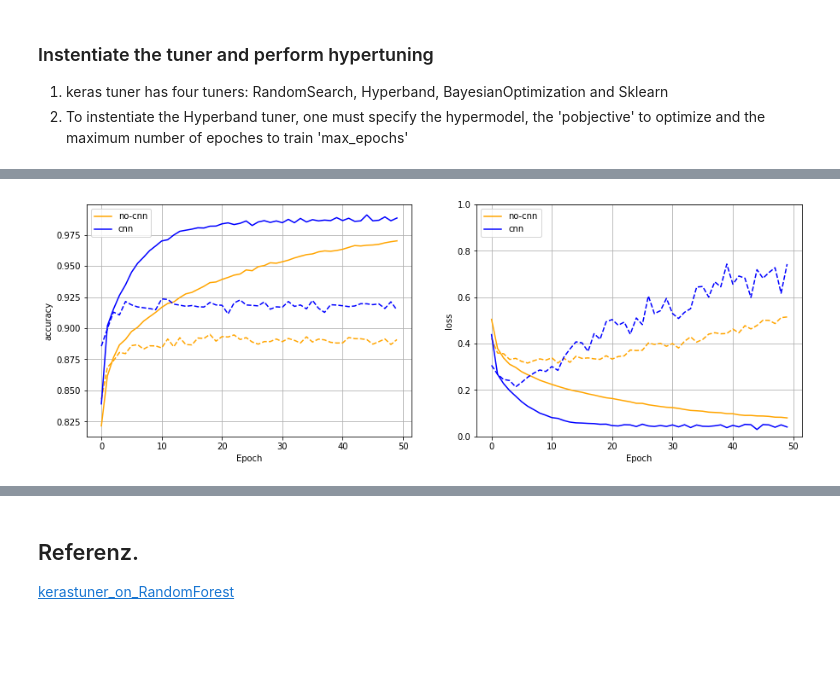
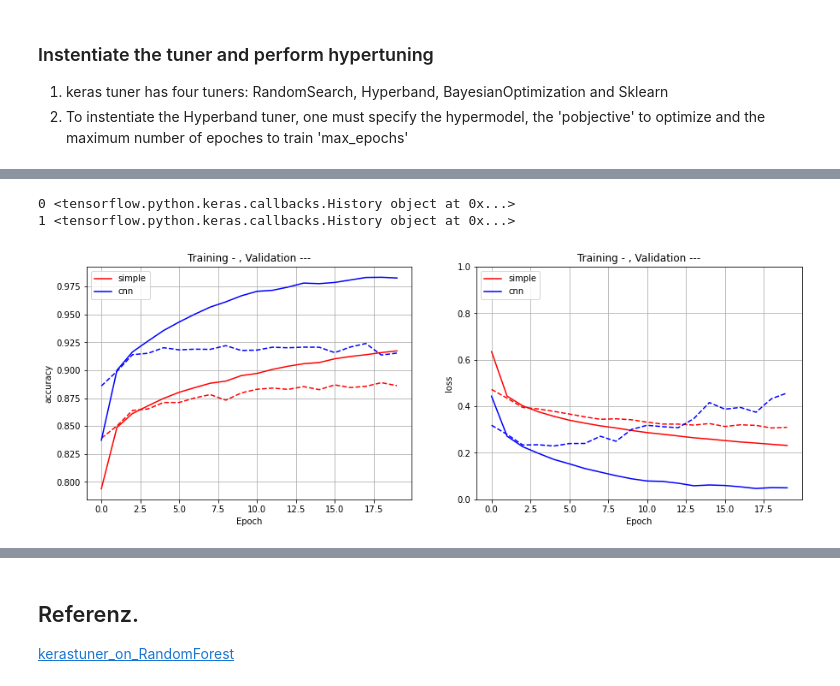
Before and after one commit to poojasaxena/tensorflow-specialization-coursera, a Jupyter notebook: course2_convolutional-neural-networks-tensorflow/05_tuning_hyperparameters/Course_2_Part_10_Lesson_2_Notebook_KerasTuner_mnist.ipynb, the cells around one changed output, grey strips where cells are left out. Drawn from its saved outputs; the diff is of its cells as text; code cells hidden in the pictures; blank space fills up the shorter version.

Commit message:
add ploting script and simple, cnn vs cnn/L1

```diff
--- a/course2_convolutional-neural-networks-tensorflow/05_tuning_hyperparameters/Course_2_Part_10_Lesson_2_Notebook_KerasTuner_mnist.ipynb
+++ b/course2_convolutional-neural-networks-tensorflow/05_tuning_hyperparameters/Course_2_Part_10_Lesson_2_Notebook_KerasTuner_mnist.ipynb
@@ -99,7 +171,8 @@ def model_builder(hp):
 # %%
 ## ?kt.Hyperband
 # %%
-tuner = kt.Hyperband(model_builder,
+simple_hypermodel = CustomHyperModel()
+tuner = kt.Hyperband(simple_hypermodel,
                     objective='val_accuracy',
                     max_epochs=10,
                     factor=3, # Int. Reduction factor for the number of epochs/number of models for each bracket.
@@ -133,9 +221,9 @@ the optimal learning rate for the optimal learning_rate is 0.001
 
 Find the optimal number of epoches to train the model with the hyperparameter obrained from the search.
 # %%
-# Build the model with the optimal hyperparamers and train it on the data for 50 epochs
+# Build the model with the optimal hyperparamers and train it on the data for 15 epochs
 model=tuner.hypermodel.build(best_hps)
-history=model.fit(img_train, label_train, epochs=50, validation_split=0.2)
+history=model.fit(img_train, label_train, epochs=20, validation_split=0.2)
 
 val_acc_per_epoch = history.history['val_accuracy']
 best_epoch = val_acc_per_epoch.index(max(val_acc_per_epoch)) +1
@@ -277,7 +288,9 @@ def model_builder_vgg(hp):
 # %%
-tuner_vgg = kt.Hyperband(model_builder_vgg,
+hypermodel = CustomHyperModel(isvgg=True)
+
+tuner_vgg = kt.Hyperband(hypermodel,
                     objective='val_accuracy',
                     max_epochs=10,
                     factor=3, # Int. Reduction factor for the number of epochs/number of models for each bracket.
-                        )
+                    )
 # %% [output]
@@ -322,7 +333,7 @@ the optimal learning rate for the optimal learning_rate is 0.001
 # %%
 # Build the model with the optimal hyperparamers and train it on the data for 50 epochs
 model_vgg=tuner_vgg.hypermodel.build(best_hp_vgg)
-history_vgg=model_vgg.fit(img_train, label_train, epochs=50, validation_split=0.2)
+history_vgg=model_vgg.fit(img_train, label_train, epochs=20, validation_split=0.2)
 # %% [output]
 Model: "sequential"
 _________________________________________________________________
@@ -422,4 +396,6 @@ def plot_2_model(history1=history_vgg, history2=history_vgg,
 # %%
-plot_2_model(history1=history, history2=history_vgg,label_list=['no-cnn', 'cnn'], ylim_low=0, leg_loc='upper left')
+plot_n_model(n=2, model_history=[history, history_vgg], label_list=['simple','cnn'],ylim_low=0, leg_loc='upper left')
 # %% [output]
+0 <tensorflow.python.keras.callbacks.History object at 0x...>
+1 <tensorflow.python.keras.callbacks.History object at 0x...>
-[figure, old version]
+[figure, new version]
```
Also changed, not shown: parts of 51 cells of this notebook.
